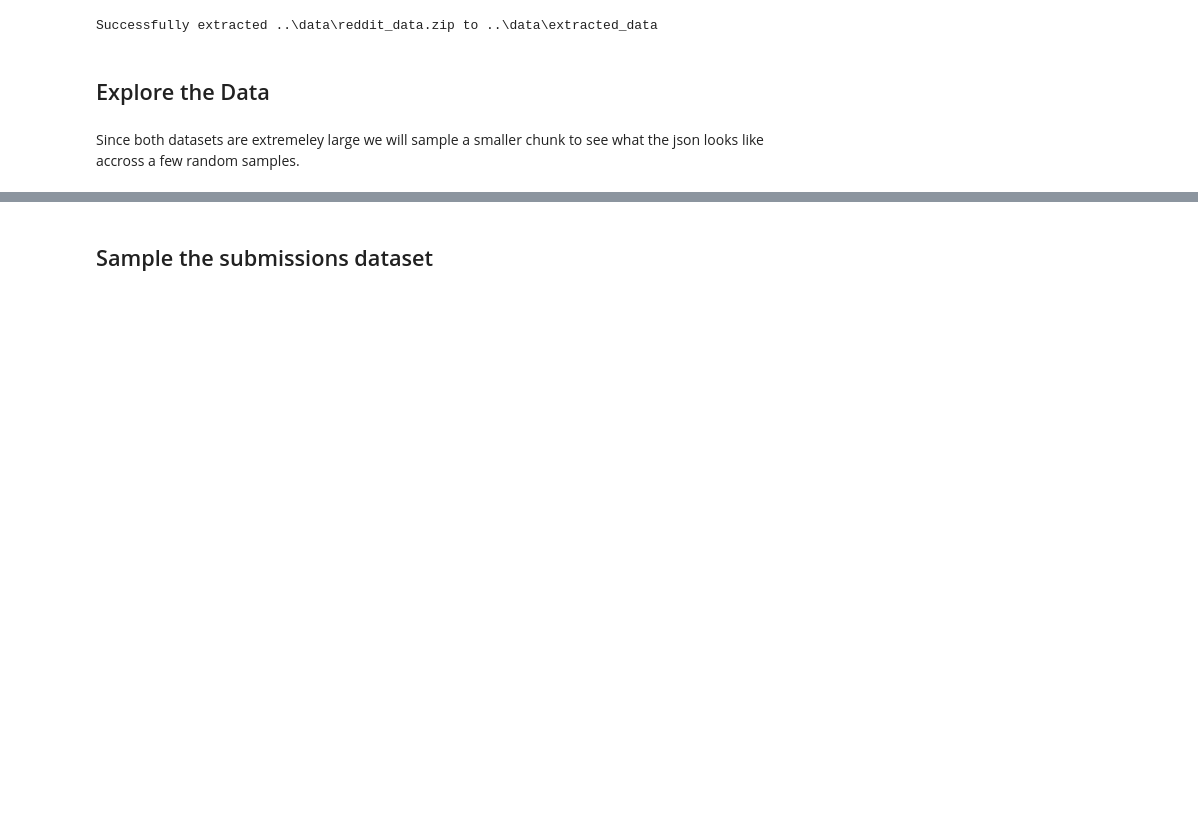
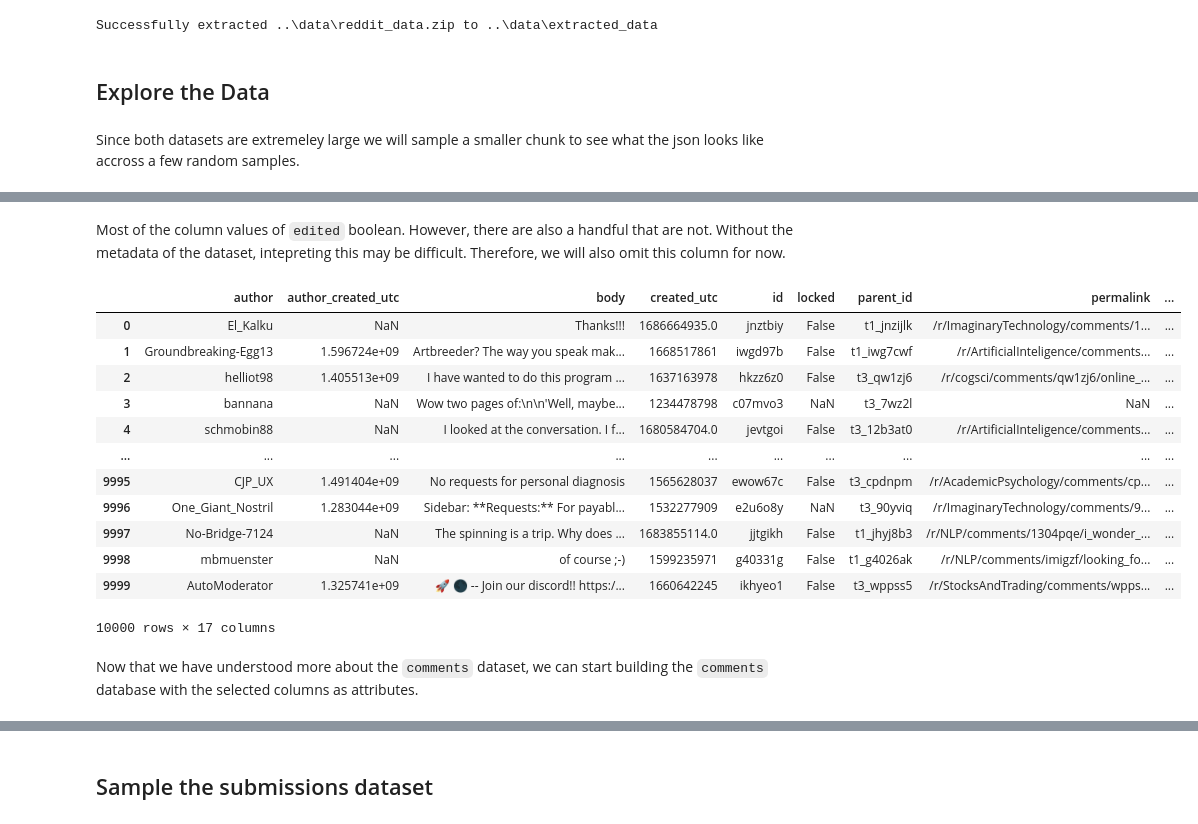
Before and after one commit to faithdennis/reddit-data-pipeline, a Jupyter notebook: code/EDA.ipynb, the cells around one changed output, grey strips where cells are left out. Cells and saved outputs as stored; diff of their text form; code cells hidden in the pictures; blank space fills up the shorter version.

```diff
--- a/code/EDA.ipynb
+++ b/code/EDA.ipynb
@@ -86,0 +301,21 @@ df_comments_sample.head()
+# %% [markdown]
+Most of the column values of `edited` boolean. However, there are also a handful that are not. Without the metadata of the dataset, intepreting this may be difficult. Therefore, we will also omit this column for now.
+# %%
+comments = comments.drop('edited', axis=1)
+comments
+# %% [output]
+|  | author | author_created_utc | body | created_utc | id | locked | parent_id | permalink | ... |
+| 0 | El_Kalku | NaN | Thanks!!! | 1686664935.0 | jnztbiy | False | t1_jnzijlk | /r/ImaginaryTechnology/comments/1... | ... |
+| 1 | Groundbreaking-Egg13 | 1.596724e+09 | Artbreeder? The way you speak mak... | 1668517861 | iwgd97b | False | t1_iwg7cwf | /r/ArtificialInteligence/comments... | ... |
+| 2 | helliot98 | 1.405513e+09 | I have wanted to do this program ... | 1637163978 | hkzz6z0 | False | t3_qw1zj6 | /r/cogsci/comments/qw1zj6/online_... | ... |
+| 3 | bannana | NaN | Wow two pages of:\n\n'Well, maybe... | 1234478798 | c07mvo3 | NaN | t3_7wz2l | NaN | ... |
+| 4 | schmobin88 | NaN | I looked at the conversation. I f... | 1680584704.0 | jevtgoi | False | t3_12b3at0 | /r/ArtificialInteligence/comments... | ... |
+| ... | ... | ... | ... | ... | ... | ... | ... | ... | ... |
+| 9995 | CJP_UX | 1.491404e+09 | No requests for personal diagnosis | 1565628037 | ewow67c | False | t3_cpdnpm | /r/AcademicPsychology/comments/cp... | ... |
+| 9996 | One_Giant_Nostril | 1.283044e+09 | Sidebar: **Requests:** For payabl... | 1532277909 | e2u6o8y | NaN | t3_90yviq | /r/ImaginaryTechnology/comments/9... | ... |
+| 9997 | No-Bridge-7124 | NaN | The spinning is a trip. Why does ... | 1683855114.0 | jjtgikh | False | t1_jhyj8b3 | /r/NLP/comments/1304pqe/i_wonder_... | ... |
+| 9998 | mbmuenster | NaN | of course ;-) | 1599235971 | g40331g | False | t1_g4026ak | /r/NLP/comments/imigzf/looking_fo... | ... |
+| 9999 | AutoModerator | 1.325741e+09 | 🚀 🌑 -- Join our discord!! https:/... | 1660642245 | ikhyeo1 | False | t3_wppss5 | /r/StocksAndTrading/comments/wpps... | ... |
+10000 rows × 17 columns
+# %% [markdown]
+Now that we have understood more about the `comments` dataset, we can start building the `comments` database with the selected columns as attributes.
```
Also changed, not shown: parts of 23 cells of this notebook, 4 other files.
